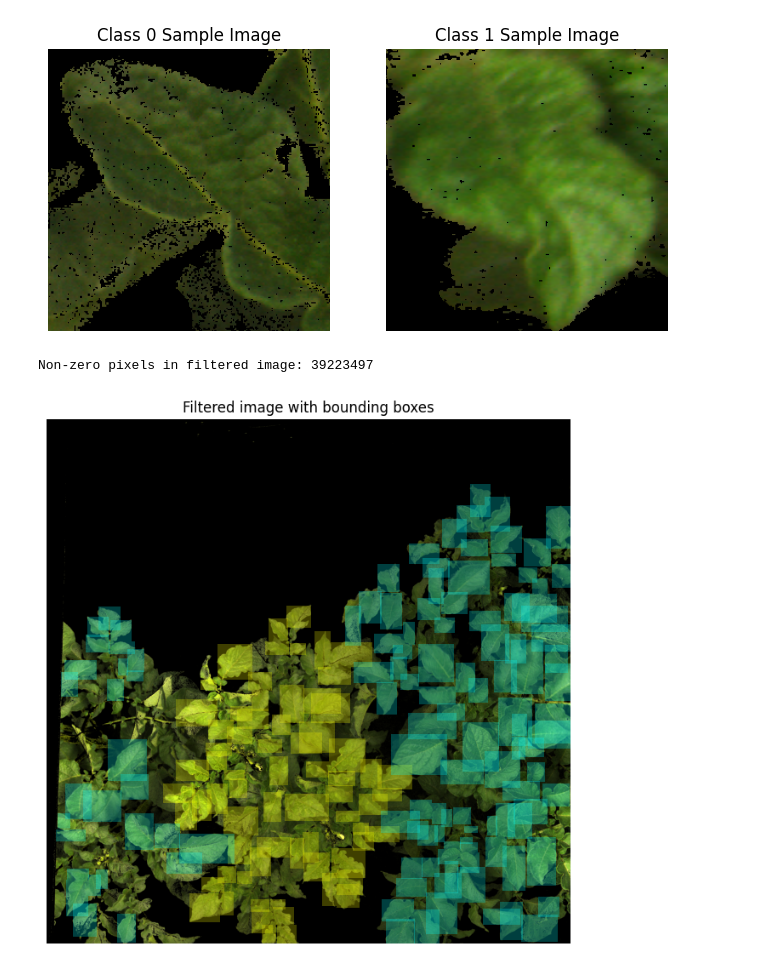
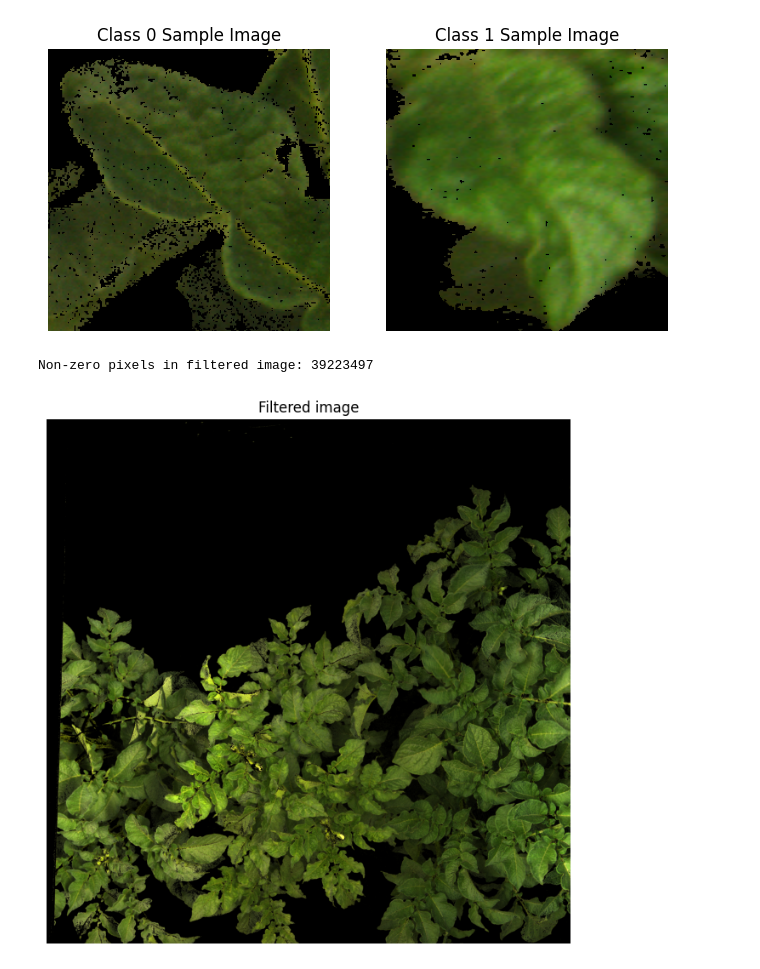
Before and after one commit to MartMonster/AlphaTreeLVQ, a Jupyter notebook: hist.ipynb, the cells around one changed output. Saved outputs shown, nothing was run; the diff lists cells and outputs as text; code cells hidden in the pictures.

```diff
--- a/hist.ipynb
+++ b/hist.ipynb
@@ -183,46 +183,46 @@ mask = (
 # Convert boolean mask to float (0.0 or 1.0)
 # mask_f = mask_f.astype(np.float32)
 
 # Apply mask (broadcast across RGB channels)
 filtered_img = img * mask[..., None]
 
 # print amount of non-zero pixels in filtered_img
 print(f'Non-zero pixels in filtered image: {np.count_nonzero(filtered_img)}')
 
 # axes[1].imshow(filtered_img)
 # axes[1].set_title(f'Filtered Image (H:[{hue[0]}, {hue[1]}], S:[{saturation[0]}, {saturation[1]}])')
 # axes[1].axis('off')
 
 # plt.tight_layout()
 # plt.show()
 
 ig, ax = plt.subplots(figsize=(8, 8))
 ax.imshow(filtered_img)
-ax.set_title('Filtered image with bounding boxes')
+ax.set_title('Filtered image')
 ax.axis('off')
 
-for label, bbox in labels:
-    x_center, y_center, width, height = bbox
-    x_center = int(x_center * img.shape[1])
-    y_center = int(y_center * img.shape[0])
-    width = int(width * img.shape[1])
-    height = int(height * img.shape[0])
-    x1 = int(x_center - width / 2)
-    y1 = int(y_center - height / 2)
-    x2 = int(x_center + width / 2)
-    y2 = int(y_center + height / 2)
-    color = 'cyan' if not label else 'yellow'
-    rect = plt.Rectangle((x1, y1), width, height, linewidth=1, edgecolor='none', facecolor=color, alpha=0.25)
-    ax.add_patch(rect)
+# for label, bbox in labels:
+#     x_center, y_center, width, height = bbox
+#     x_center = int(x_center * img.shape[1])
+#     y_center = int(y_center * img.shape[0])
+#     width = int(width * img.shape[1])
+#     height = int(height * img.shape[0])
+#     x1 = int(x_center - width / 2)
+#     y1 = int(y_center - height / 2)
+#     x2 = int(x_center + width / 2)
+#     y2 = int(y_center + height / 2)
+#     color = 'cyan' if not label else 'yellow'
+#     rect = plt.Rectangle((x1, y1), width, height, linewidth=1, edgecolor='none', facecolor=color, alpha=0.25)
+#     ax.add_patch(rect)
 
 # Draw a circle around each non-zero pixel in the filtered image
 # ys, xs = np.nonzero(mask)  # get coordinates of nonzero pixels
 # for x, y in zip(xs, ys):
 #     circ = Circle((x, y), radius=100, color='red', fill=False, linewidth=2)
 #     ax.add_patch(circ)
 
 plt.show()
 # %% [output]
 Non-zero pixels in filtered image: 39223497
-[figure, old version]
+[figure, new version]
 # %%
```
Also changed, not shown: parts of 1 cell of this notebook, 4 other files.
